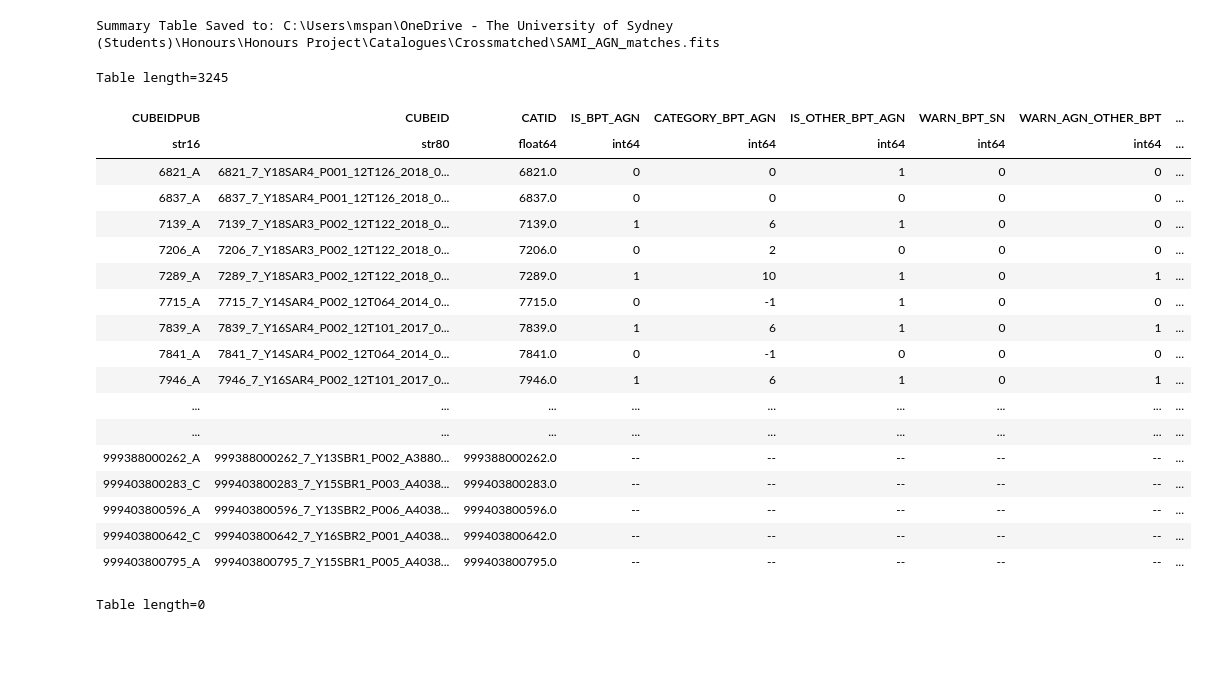
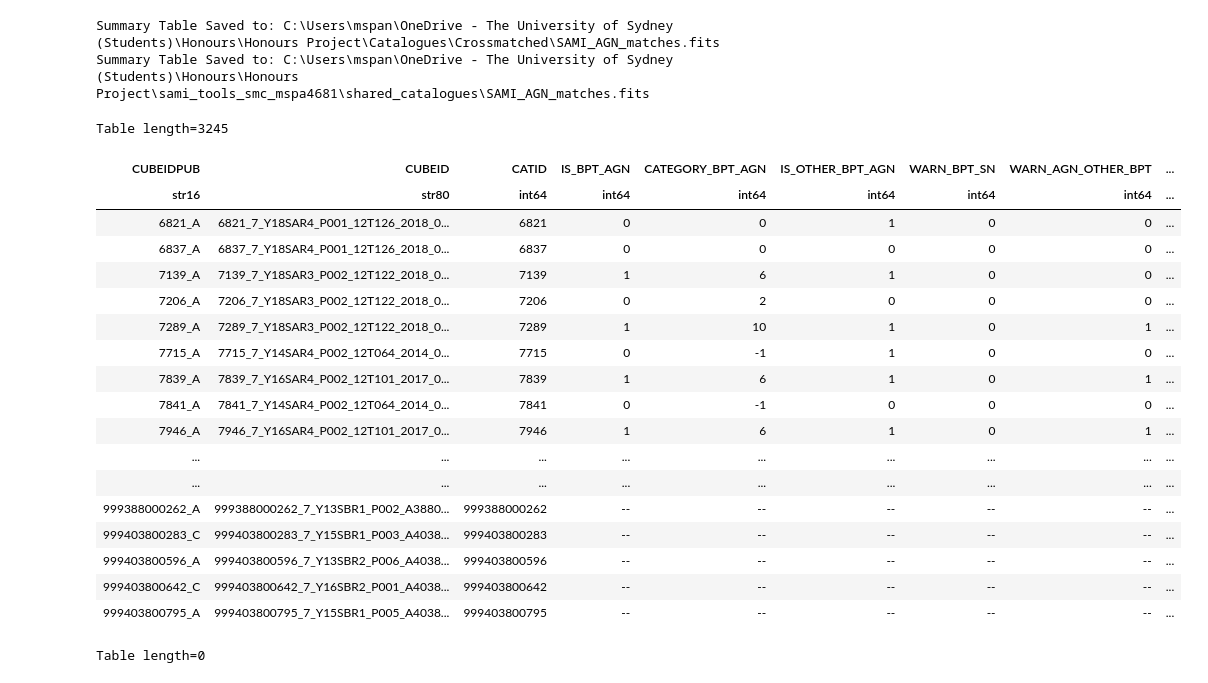
Before and after one commit to mspan4/sami_tools_smc_mspa4681, a Jupyter notebook: Code/Summary_table.ipynb, the cells around one changed output. Drawn from its saved outputs; the diff is of its cells as text; code cells hidden in the pictures; blank space fills up the shorter version.

```diff
--- a/Code/Summary_table.ipynb
+++ b/Code/Summary_table.ipynb
@@ -64,7 +64,7 @@ crossmatching_survey_parameters = {'Radio':     ( Radio_catalogues,     5, ('RA'
 
 
 
-broadline_CATIDs = [238358, 298590, 323854, 3631902, 376679, 463148, 491508, 718921, 9008500673, 9011900430, 9016800276]
+broadline_CATIDs = [137809, 238358, 298590, 323854, 3631902, 376679, 463148, 491508, 718921, 9008500673, 9011900430, 9016800276]
 # CATID of broadline AGN in SAMI catalogue - as identified by Scott Croom
 
 
@@ -256,50 +256,51 @@ with fits.open(catalogue_filepath + SAMI_SFR_catalogue) as SAMI_SFR_hdul:
 
 CATID_SFR_table = all_fctns.get_SAMI_SFRs(Summary_table_hdu, SAMI_SFR_table)
 Summary_table_hdu = join(Summary_table_hdu, CATID_SFR_table)
 
 
 # SFR_SAMI
 Summary_table_hdu.rename_column('SFR_best', 'SFR_SAMI')
 # SFR_SAMI_FLAG
 Summary_table_hdu.rename_column('SFR_best_flag', 'SFR_SAMI_FLAG')
 
 
 
 save_file = True
 overwrite = True
 if save_file:
     Summary_table_filename = f"SAMI_AGN_matches.fits"
 
     Summary_table_filepath = catalogue_filepath+"Crossmatched\\"+Summary_table_filename
     Summary_table_hdu.write(Summary_table_filepath, overwrite=overwrite)
     print(f"Summary Table Saved to: {Summary_table_filepath}")
 
     git_summary_table_filepath = Source_dir+"sami_tools_smc_mspa4681\\shared_catalogues\\"
     Summary_table_hdu.write(git_summary_table_filepath+Summary_table_filename, overwrite=overwrite)
     print(f"Summary Table Saved to: {git_summary_table_filepath+Summary_table_filename}")
 
 Summary_table_hdu
 # %% [output]
 Summary Table Saved to: C:\Users\mspan\OneDrive - The University of Sydney (Students)\Honours\Honours Project\Catalogues\Crossmatched\SAMI_AGN_matches.fits
+Summary Table Saved to: C:\Users\mspan\OneDrive - The University of Sydney (Students)\Honours\Honours Project\sami_tools_smc_mspa4681\shared_catalogues\SAMI_AGN_matches.fits
 Table length=3245
 | CUBEIDPUB | CUBEID | CATID | IS_BPT_AGN | CATEGORY_BPT_AGN | IS_OTHER_BPT_AGN | WARN_BPT_SN | WARN_AGN_OTHER_BPT | ... |
-| str16 | str80 | float64 | int64 | int64 | int64 | int64 | int64 | ... |
-| 6821_A | 6821_7_Y18SAR4_P001_12T126_2018_0... | 6821.0 | 0 | 0 | 1 | 0 | 0 | ... |
-| 6837_A | 6837_7_Y18SAR4_P001_12T126_2018_0... | 6837.0 | 0 | 0 | 0 | 0 | 0 | ... |
-| 7139_A | 7139_7_Y18SAR3_P002_12T122_2018_0... | 7139.0 | 1 | 6 | 1 | 0 | 0 | ... |
-| 7206_A | 7206_7_Y18SAR3_P002_12T122_2018_0... | 7206.0 | 0 | 2 | 0 | 0 | 0 | ... |
-| 7289_A | 7289_7_Y18SAR3_P002_12T122_2018_0... | 7289.0 | 1 | 10 | 1 | 0 | 1 | ... |
-| 7715_A | 7715_7_Y14SAR4_P002_12T064_2014_0... | 7715.0 | 0 | -1 | 1 | 0 | 0 | ... |
-| 7839_A | 7839_7_Y16SAR4_P002_12T101_2017_0... | 7839.0 | 1 | 6 | 1 | 0 | 1 | ... |
-| 7841_A | 7841_7_Y14SAR4_P002_12T064_2014_0... | 7841.0 | 0 | -1 | 0 | 0 | 0 | ... |
-| 7946_A | 7946_7_Y16SAR4_P002_12T101_2017_0... | 7946.0 | 1 | 6 | 1 | 0 | 1 | ... |
+| str16 | str80 | int64 | int64 | int64 | int64 | int64 | int64 | ... |
+| 6821_A | 6821_7_Y18SAR4_P001_12T126_2018_0... | 6821 | 0 | 0 | 1 | 0 | 0 | ... |
+| 6837_A | 6837_7_Y18SAR4_P001_12T126_2018_0... | 6837 | 0 | 0 | 0 | 0 | 0 | ... |
+| 7139_A | 7139_7_Y18SAR3_P002_12T122_2018_0... | 7139 | 1 | 6 | 1 | 0 | 0 | ... |
+| 7206_A | 7206_7_Y18SAR3_P002_12T122_2018_0... | 7206 | 0 | 2 | 0 | 0 | 0 | ... |
+| 7289_A | 7289_7_Y18SAR3_P002_12T122_2018_0... | 7289 | 1 | 10 | 1 | 0 | 1 | ... |
+| 7715_A | 7715_7_Y14SAR4_P002_12T064_2014_0... | 7715 | 0 | -1 | 1 | 0 | 0 | ... |
+| 7839_A | 7839_7_Y16SAR4_P002_12T101_2017_0... | 7839 | 1 | 6 | 1 | 0 | 1 | ... |
+| 7841_A | 7841_7_Y14SAR4_P002_12T064_2014_0... | 7841 | 0 | -1 | 0 | 0 | 0 | ... |
+| 7946_A | 7946_7_Y16SAR4_P002_12T101_2017_0... | 7946 | 1 | 6 | 1 | 0 | 1 | ... |
 | ... | ... | ... | ... | ... | ... | ... | ... | ... |
 | ... | ... | ... | ... | ... | ... | ... | ... | ... |
-| 999388000262_A | 999388000262_7_Y13SBR1_P002_A3880... | 999388000262.0 | -- | -- | -- | -- | -- | ... |
-| 999403800283_C | 999403800283_7_Y15SBR1_P003_A4038... | 999403800283.0 | -- | -- | -- | -- | -- | ... |
-| 999403800596_A | 999403800596_7_Y13SBR2_P006_A4038... | 999403800596.0 | -- | -- | -- | -- | -- | ... |
-| 999403800642_C | 999403800642_7_Y16SBR2_P001_A4038... | 999403800642.0 | -- | -- | -- | -- | -- | ... |
-| 999403800795_A | 999403800795_7_Y15SBR1_P005_A4038... | 999403800795.0 | -- | -- | -- | -- | -- | ... |
+| 999388000262_A | 999388000262_7_Y13SBR1_P002_A3880... | 999388000262 | -- | -- | -- | -- | -- | ... |
+| 999403800283_C | 999403800283_7_Y15SBR1_P003_A4038... | 999403800283 | -- | -- | -- | -- | -- | ... |
+| 999403800596_A | 999403800596_7_Y13SBR2_P006_A4038... | 999403800596 | -- | -- | -- | -- | -- | ... |
+| 999403800642_C | 999403800642_7_Y16SBR2_P001_A4038... | 999403800642 | -- | -- | -- | -- | -- | ... |
+| 999403800795_A | 999403800795_7_Y15SBR1_P005_A4038... | 999403800795 | -- | -- | -- | -- | -- | ... |
 # %%
 test = Summary_table_hdu[Summary_table_hdu['CATEGORY_BPT_AGN']==]
 test
```
Also changed, not shown: parts of 1 cell of this notebook, 6 other files.
